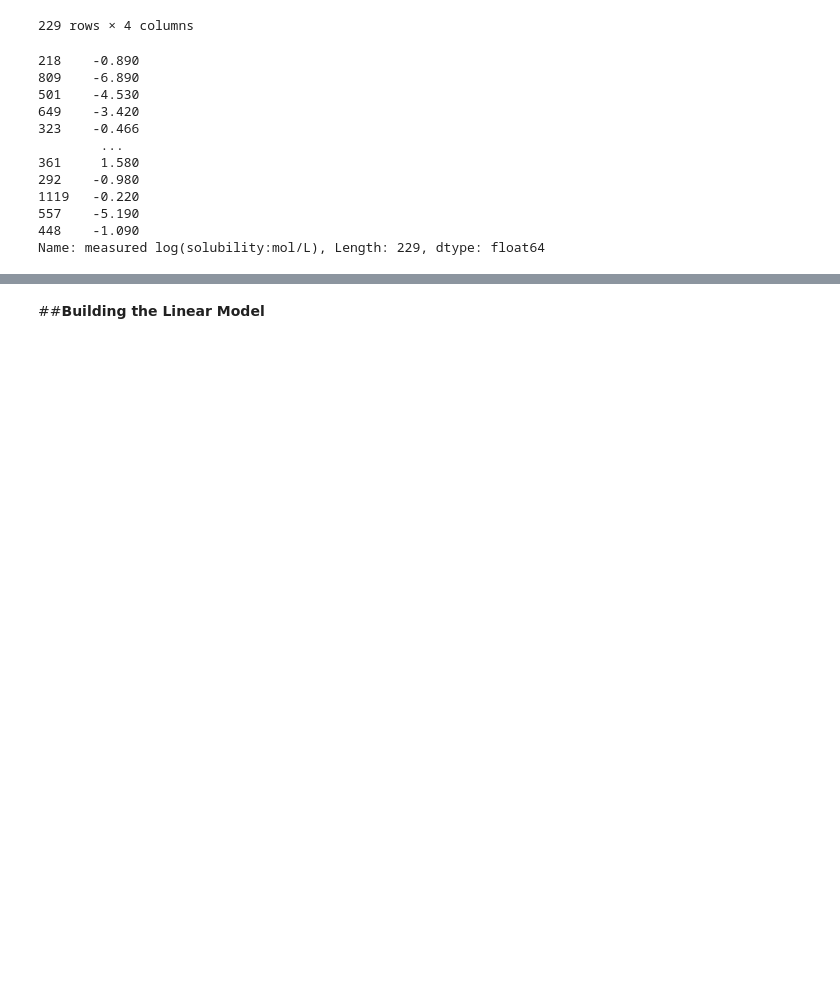
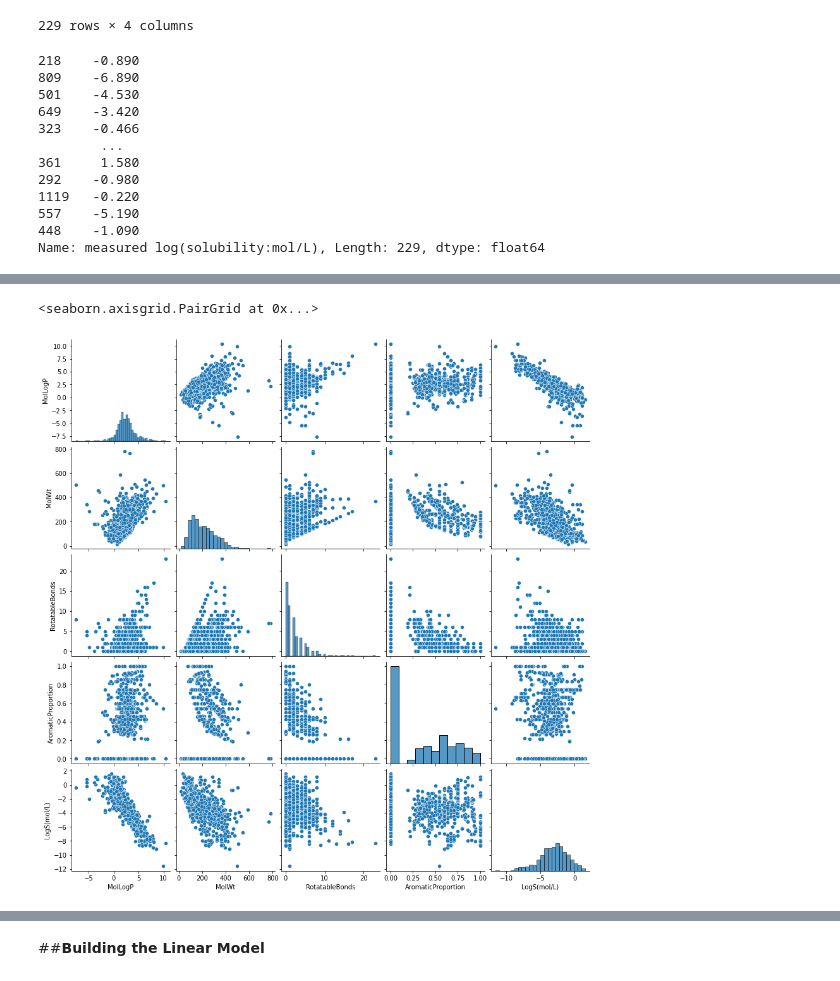
Before and after one commit to prateem-biswas/Data-Science-, a Jupyter notebook: Predicting_solubity_of_molecules.ipynb, the cells around one changed output, grey strips where cells are left out. Cells and saved outputs as stored; diff of their text form; code cells hidden in the pictures; blank space fills up the shorter version.

```diff
--- a/Predicting_solubity_of_molecules.ipynb
+++ b/Predicting_solubity_of_molecules.ipynb
@@ -420,0 +441,5 @@ Name: measured log(solubility:mol/L), Length: 229, dtype: float64
+# %%
+#creating a new dataframe containing both label and features
+newdataset = X_train.copy()
+newdataset["LogS(mol/L)"] = Y_train
+newdataset.head()
@@ -420,0 +463,7 @@ Name: measured log(solubility:mol/L), Length: 229, dtype: float64
+# %%
+# Looking for correlation
+import seaborn as sns
+sns.pairplot(newdataset)
+# %% [output]
+<seaborn.axisgrid.PairGrid at 0x...>
+[figure, added]
```
Also changed, not shown: parts of 8 cells of this notebook.
